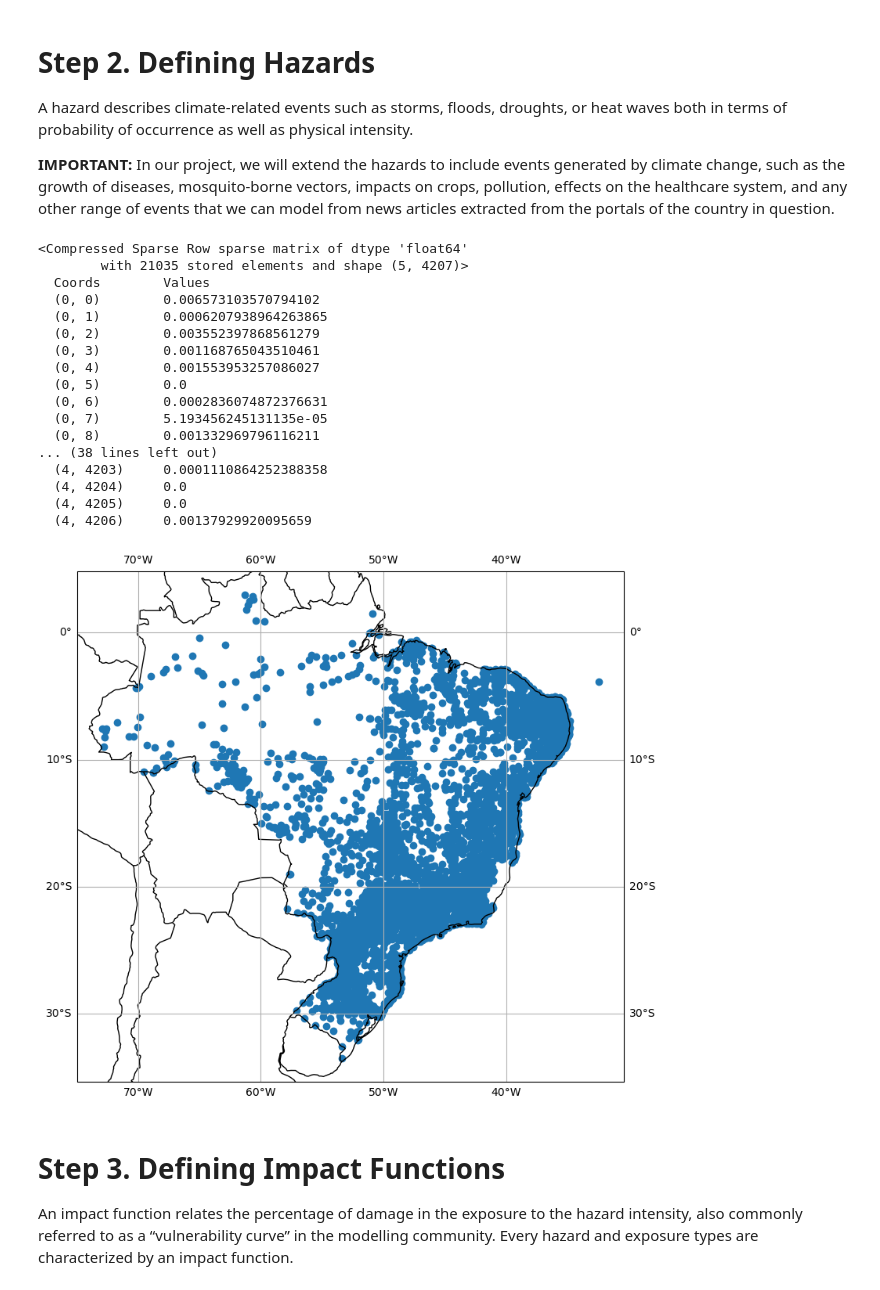
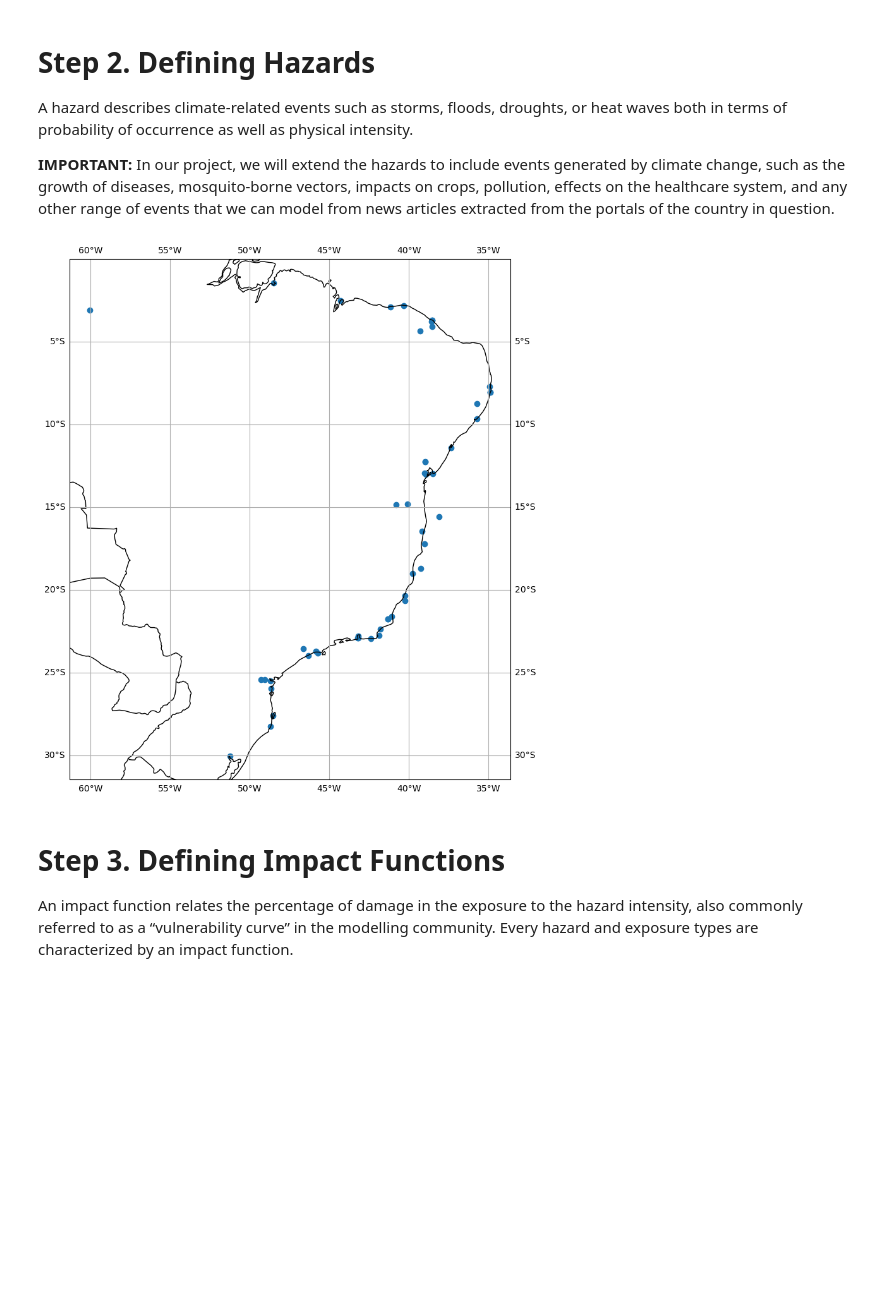
Before and after one commit to Labic-ICMC-USP/CLIMADA-BR, a Jupyter notebook: doc/tutorial/TUTORIAL_BASE_CLIMADA_BR.ipynb, the cells around one changed output. Saved outputs shown, nothing was run; the diff lists cells and outputs as text; code cells hidden in the pictures; blank space fills up the shorter version.

Commit message:
updating readme and separating tutorial_base from tutorial_dengue

```diff
--- a/doc/tutorial/TUTORIAL_BASE_CLIMADA_BR.ipynb
+++ b/doc/tutorial/TUTORIAL_BASE_CLIMADA_BR.ipynb
@@ -44,27 +44,10 @@ climadabr.DefineExposures(['BRA'], 300, 'income_group')
 A hazard describes climate-related events such as storms, floods, droughts, or heat waves both in terms of probability of occurrence as well as physical intensity.
 
 **IMPORTANT:** In our project, we will extend the hazards to include events generated by climate change, such as the growth of diseases, mosquito-borne vectors, impacts on crops, pollution, effects on the healthcare system, and any other range of events that we can model from news articles extracted from the portals of the country in question.
-# %%
-climadabr.HazardFromExcel("TabelaDengueCoordMonth.xlsx")
-# %% [output]
-<Compressed Sparse Row sparse matrix of dtype 'float64'
-        with 21035 stored elements and shape (5, 4207)>
-  Coords        Values
-  (0, 0)        0.006573103570794102
-  (0, 1)        0.0006207938964263865
-  (0, 2)        0.003552397868561279
-  (0, 3)        0.001168765043510461
-  (0, 4)        0.001553953257086027
-  (0, 5)        0.0
-  (0, 6)        0.0002836074872376631
-  (0, 7)        5.193456245131135e-05
-  (0, 8)        0.001332969796116211
-... (38 lines left out)
-  (4, 4203)     0.0001110864252388358
-  (4, 4204)     0.0
-  (4, 4205)     0.0
-  (4, 4206)     0.00137929920095659
-[figure, removed]
+# %%
+climadabr.DefineRandomHazards()
+# %% [output]
+[figure, added]
 # %% [markdown]
 # Step 3. Defining Impact Functions
 
```
Also changed, not shown: parts of 4 cells of this notebook, 3 other files.
